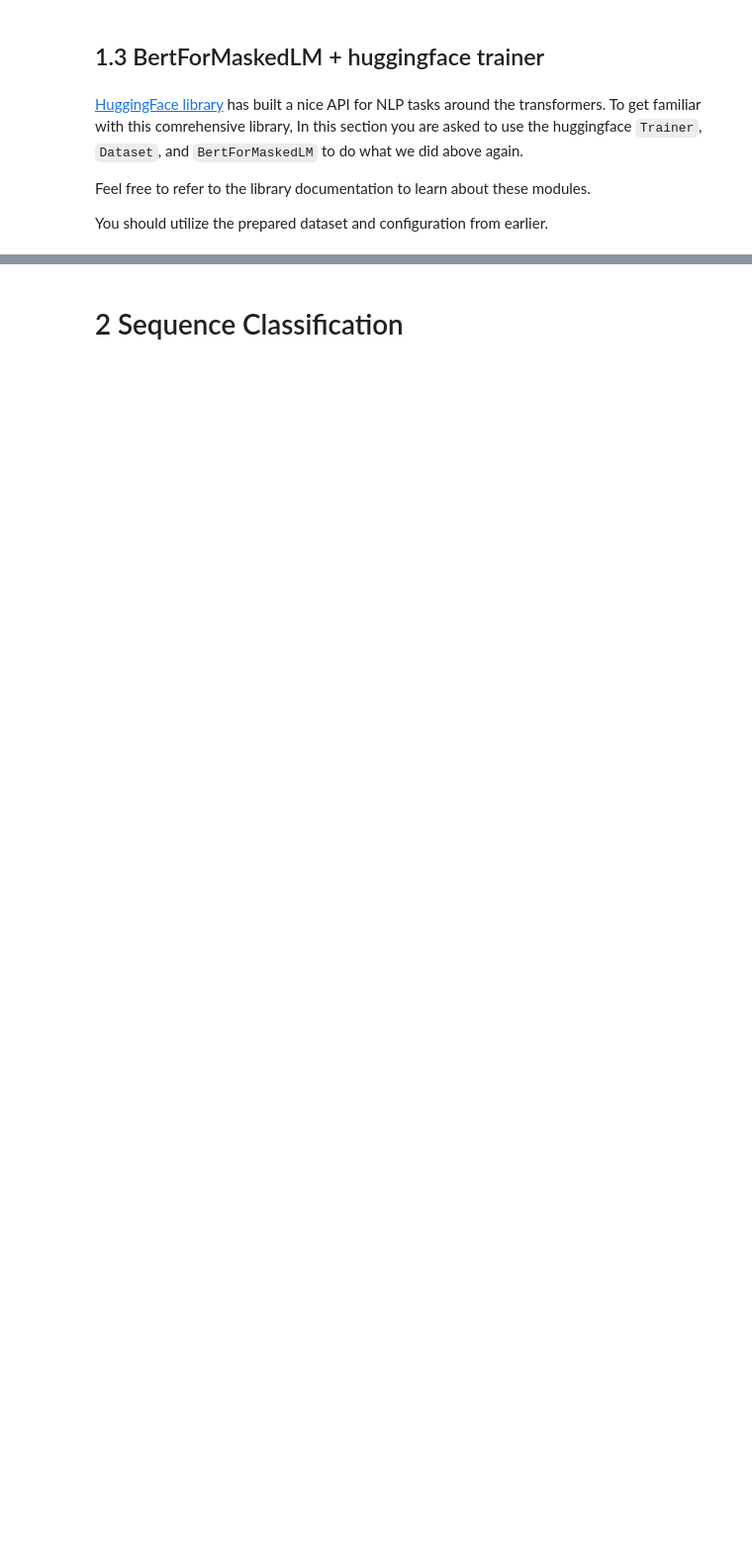
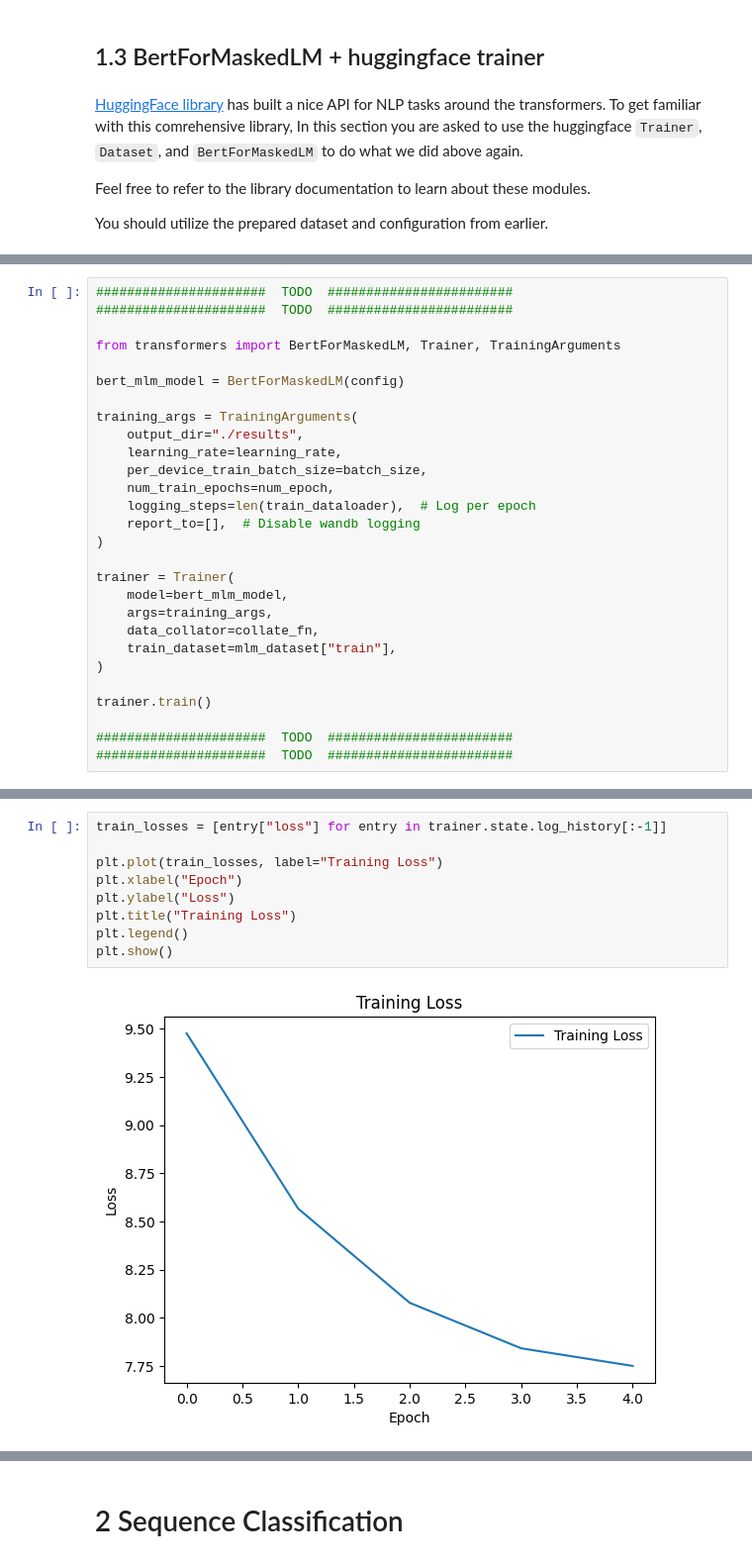
Before and after one commit to sehbeygi79/Bert-MLM-SeqClassification, a Jupyter notebook: Bert-MLM-SeqClassification.ipynb, the cells around one changed output, grey strips where cells are left out. Shown at 99% size. Saved outputs shown, nothing was run; the diff lists cells and outputs as text; blank space fills up the shorter version.

```diff
--- a/Bert-MLM-SeqClassification.ipynb
+++ b/Bert-MLM-SeqClassification.ipynb
@@ -437,0 +436,28 @@ You should utilize the prepared dataset and configuration from earlier.
+# %%
+######################  TODO  ########################
+######################  TODO  ########################
+
+from transformers import BertForMaskedLM, Trainer, TrainingArguments
+
+bert_mlm_model = BertForMaskedLM(config)
+
+training_args = TrainingArguments(
+    output_dir="./results",
+    learning_rate=learning_rate,
+    per_device_train_batch_size=batch_size,
+    num_train_epochs=num_epoch,
+    logging_steps=len(train_dataloader),  # Log per epoch
+    report_to=[],  # Disable wandb logging
+)
+
+trainer = Trainer(
+    model=bert_mlm_model,
+    args=training_args,
+    data_collator=collate_fn,
+    train_dataset=mlm_dataset["train"],
+)
+
+trainer.train()
+
+######################  TODO  ########################
+######################  TODO  ########################
@@ -437,0 +475,11 @@ You should utilize the prepared dataset and configuration from earlier.
+# %%
+train_losses = [entry["loss"] for entry in trainer.state.log_history[:-1]]
+
+plt.plot(train_losses, label="Training Loss")
+plt.xlabel("Epoch")
+plt.ylabel("Loss")
+plt.title("Training Loss")
+plt.legend()
+plt.show()
+# %% [output]
+[figure, added]
```
Also changed, not shown: parts of 13 cells of this notebook.
